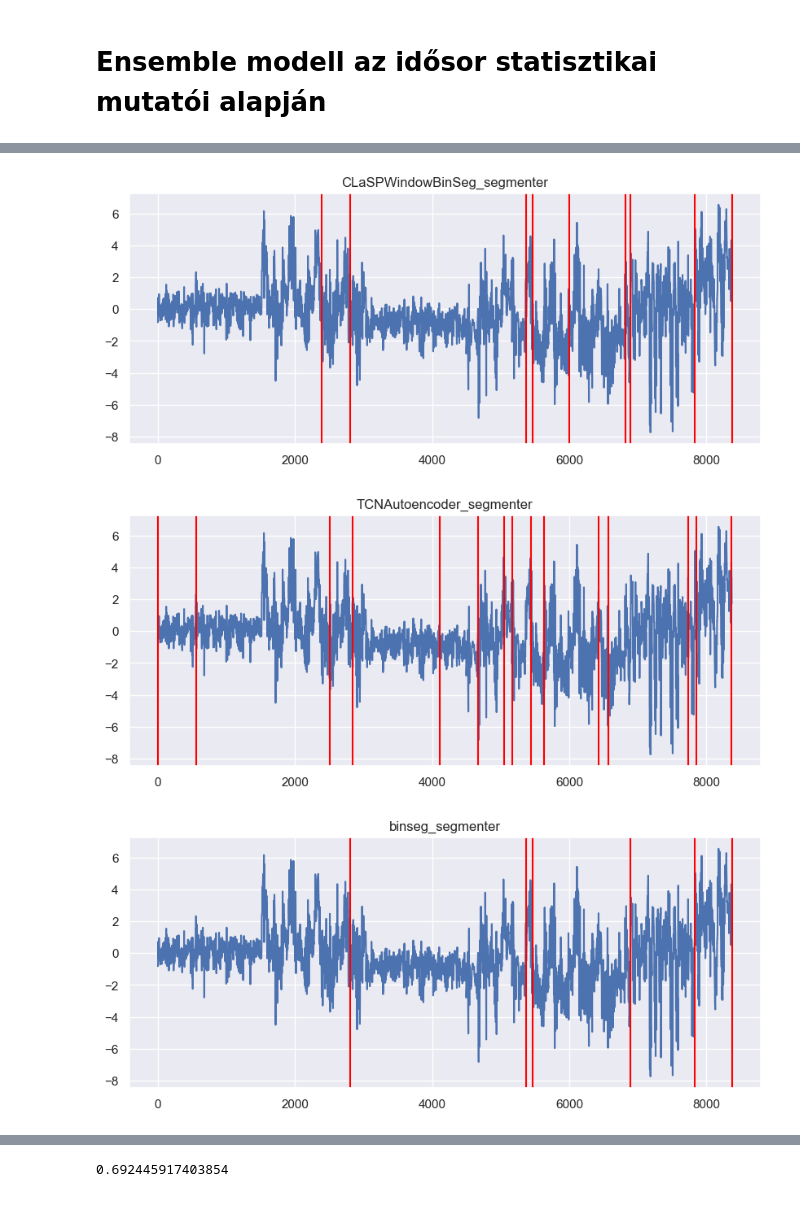
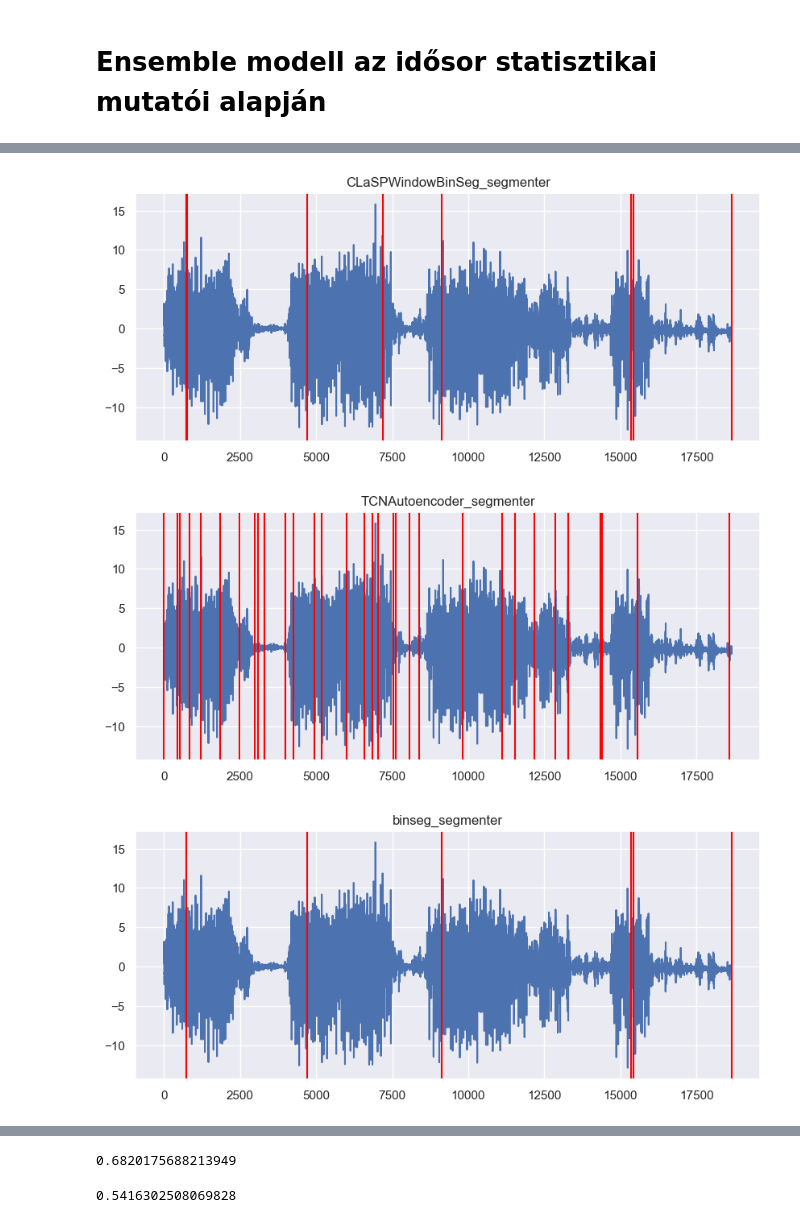
Before and after one commit to czotterbenedek/time-series-ensemble-segmentation, a Jupyter notebook: onlab_tfb4fy.ipynb, the cells around one changed output, grey strips where cells are left out. Cells and saved outputs as stored; diff of their text form; code cells hidden in the pictures.

Commit message:
all_in_one_timeseries dataset

```diff
--- a/onlab_tfb4fy.ipynb
+++ b/onlab_tfb4fy.ipynb
@@ -766,7 +785,7 @@ def compute_features(ts):
     return slope_lr, rolling_std, autocorr, length
 # %%
 features = []
-for ts in tqdm(has_for_tcnautoencoder['time_series']):
+for ts in tqdm(all_in_one_timeseries['time_series']):
     trend, volatility, autocorr, length = compute_features(ts)
     features.append([trend, volatility, autocorr, length])
 
@@ -796,5 +815,5 @@ plt.show()
 # %%
-optimal_k = 4
+optimal_k = 3
 kmeans = KMeans(n_clusters=optimal_k, random_state=42)
 features_df["Cluster"] = kmeans.fit_predict(features_scaled)
 # %%
@@ -807,15 +829,20 @@ for cluster in range(optimal_k):
 # %%
 #tssb['cluster'] = features_df['Cluster'].values
-has_for_tcnautoencoder['cluster'] = features_df['Cluster'].values
+#has_for_tcnautoencoder['cluster'] = features_df['Cluster'].values
+all_in_one_timeseries['cluster'] = features_df['Cluster'].values
 # %%
 # tssb_cluster0 = tssb[tssb['cluster'] == 0].copy().reset_index(drop=True)
 # tssb_cluster1 = tssb[tssb['cluster'] == 1].copy().reset_index(drop=True)
 # tssb_cluster2 = tssb[tssb['cluster'] == 2].copy().reset_index(drop=True)
 
-has_cluster0 = has_for_tcnautoencoder[has_for_tcnautoencoder['cluster'] == 0].copy().reset_index(drop=True)
-has_cluster1 = has_for_tcnautoencoder[has_for_tcnautoencoder['cluster'] == 1].copy().reset_index(drop=True)
-has_cluster2 = has_for_tcnautoencoder[has_for_tcnautoencoder['cluster'] == 2].copy().reset_index(drop=True)
-has_cluster3 = has_for_tcnautoencoder[has_for_tcnautoencoder['cluster'] == 3].copy().reset_index(drop=True)
+# has_cluster0 = has_for_tcnautoencoder[has_for_tcnautoencoder['cluster'] == 0].copy().reset_index(drop=True)
+# has_cluster1 = has_for_tcnautoencoder[has_for_tcnautoencoder['cluster'] == 1].copy().reset_index(drop=True)
+# has_cluster2 = has_for_tcnautoencoder[has_for_tcnautoencoder['cluster'] == 2].copy().reset_index(drop=True)
+# has_cluster3 = has_for_tcnautoencoder[has_for_tcnautoencoder['cluster'] == 3].copy().reset_index(drop=True)
+
+all_in_one_timeseries_cluster0 = all_in_one_timeseries[all_in_one_timeseries['cluster'] == 0].copy().reset_index(drop=True)
+all_in_one_timeseries_cluster1 = all_in_one_timeseries[all_in_one_timeseries['cluster'] == 1].copy().reset_index(drop=True)
+all_in_one_timeseries_cluster2 = all_in_one_timeseries[all_in_one_timeseries['cluster'] == 2].copy().reset_index(drop=True)
 # %%
 algos = [CLaSP_segmenter, CLaSPWindowBinSeg_segmenter, TCNAutoencoder_segmenter, binseg_segmenter, bottomup_segmenter, window_segmenter]
 algo_names = ["CLaSP_segmenter", "CLaSPWindowBinSeg_segmenter", "TCNAutoencoder_segmenter", "binseg_segmenter", "bottomup_segmenter", "window_segmenter"]
@@ -825,9 +852,13 @@ algo_names = ["CLaSP_segmenter", "CLaSPWindowBinSeg_segmenter", "TCNAutoencoder_
 #ts = tssb_cluster2.loc[0, 'time_series']
 
 #ts = has_cluster0.loc[1, 'time_series']
-ts =has_cluster1.loc[0, 'time_series']
+# ts =has_cluster1.loc[2, 'time_series']
 #ts = has_cluster2.loc[0, 'time_series']
 #ts = has_cluster3.loc[0, 'time_series']
+
+#ts = all_in_one_timeseries_cluster0.loc[0, 'time_series']
+ts = all_in_one_timeseries_cluster1.loc[1, 'time_series']
+#ts = all_in_one_timeseries_cluster2.loc[0, 'time_series']
 
 for algo, algo_name in zip(algos, algo_names):
     cps = algo(ts)
@@ -837,3 +868,3 @@ for algo, algo_name in zip(algos, algo_names):
-[figure, old version]
+[figure, new version]
-[figure, old version]
+[figure, new version]
-[figure, old version]
+[figure, new version]
@@ -842,9 +873,11 @@ for algo, algo_name in zip(algos, algo_names):
 # %%
-calculate_score(has_cluster2, CLaSP_segmenter)
+calculate_score(all_in_one_timeseries_cluster1, CLaSP_segmenter)
 # %% [output]
-0.692445917403854
+0.6820175688213949
 # %%
-calculate_score(has_cluster2, CLaSPWindowBinSeg_segmenter)
+calculate_score(all_in_one_timeseries_cluster1, CLaSPWindowBinSeg_segmenter)
+# %% [output]
+0.5416302508069828
 # %%
 calculate_score(has_cluster2, TCNAutoencoder_segmenter)
 # %%
```
Also changed, not shown: parts of 10 cells of this notebook.
